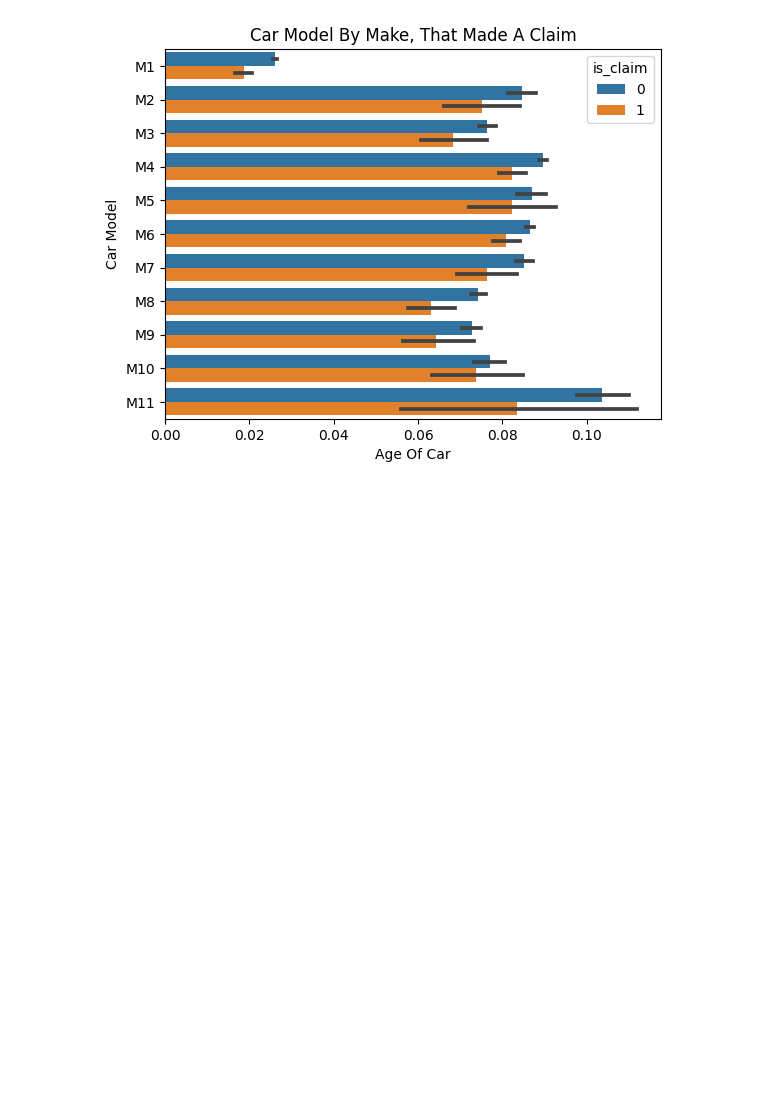
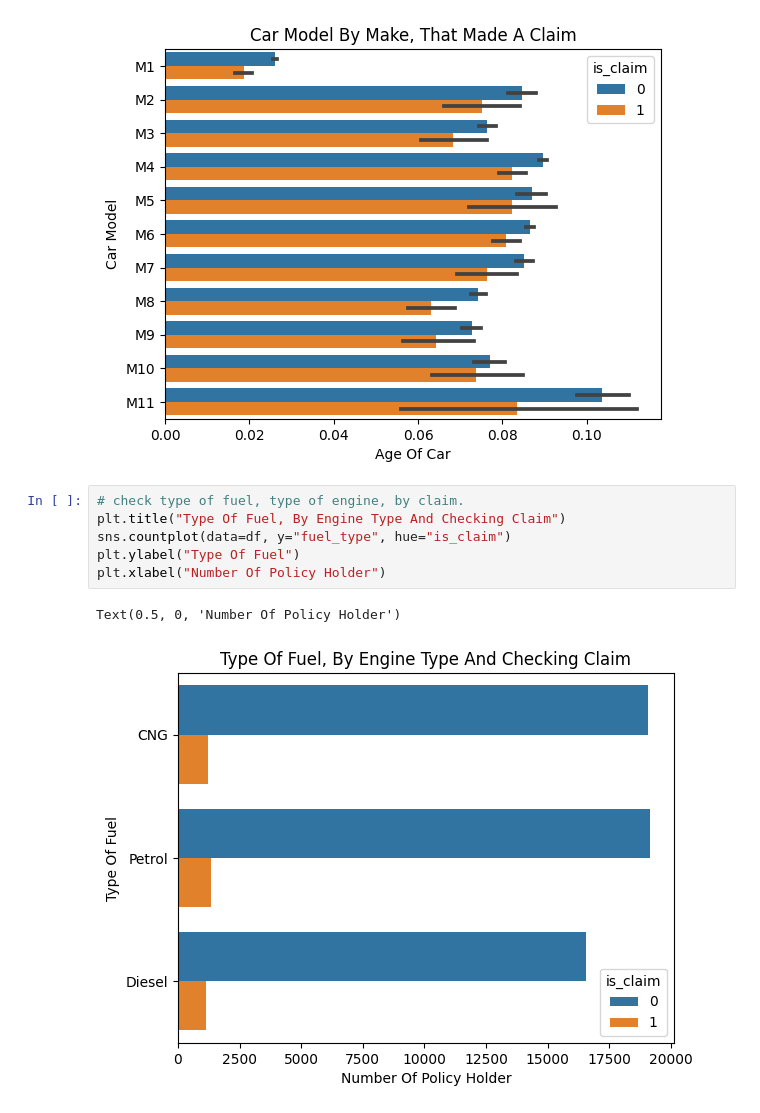
Before and after one commit to kibambe-0167/claim-car, a Jupyter notebook: data_visual.ipynb, the cells around one changed output. Cells and saved outputs as stored; diff of their text form; blank space fills up the shorter version.

```diff
--- a/data_visual.ipynb
+++ b/data_visual.ipynb
@@ -60,3 +68,12 @@ plt.xlabel("Age Of Car")
 # %% [output]
 Text(0.5, 0, 'Age Of Car')
 [figure]
+# %%
+# check type of fuel, type of engine, by claim.
+plt.title("Type Of Fuel, By Engine Type And Checking Claim")
+sns.countplot(data=df, y="fuel_type", hue="is_claim")
+plt.ylabel("Type Of Fuel")
+plt.xlabel("Number Of Policy Holder")
+# %% [output]
+Text(0.5, 0, 'Number Of Policy Holder')
+[figure, added]
```
Also changed, not shown: parts of 1 cell of this notebook, 2 other files.
